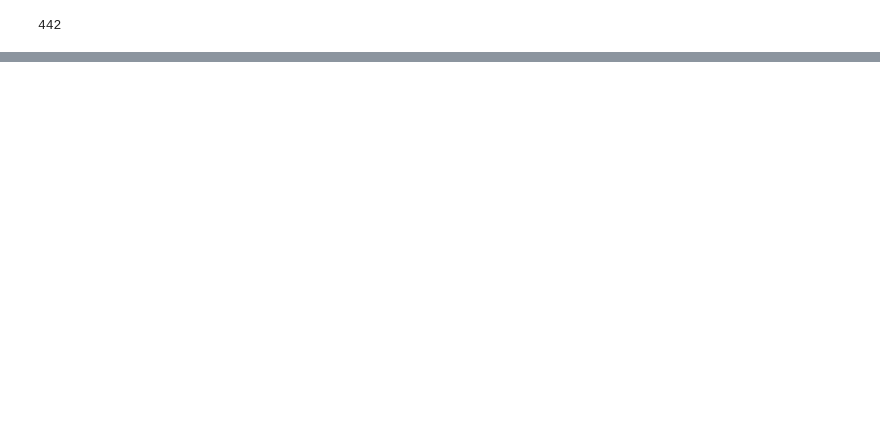
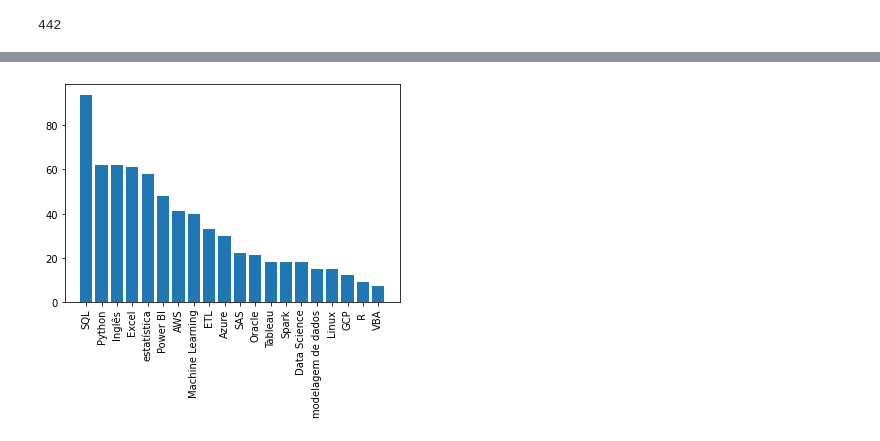
Before and after one commit to RodolfoHelf/WebScrapingLinkedin, a Jupyter notebook: DataScience_Requeriments.ipynb, the cells around one changed output, grey strips where cells are left out. Drawn from its saved outputs; the diff is of its cells as text; code cells hidden in the pictures; blank space fills up the shorter version.

```diff
--- a/DataScience_Requeriments.ipynb
+++ b/DataScience_Requeriments.ipynb
@@ -176,21 +149,24 @@ requiriments = {"Python": 0,
 # %%
+#start driver
 driver = webdriver.Chrome(ChromeDriverManager().install())
+#list of urls that got some error
 urls_error = []
+#loop for all urls jobs
 for url in urls:
 
-    time.sleep(2)
+    time.sleep(3)
     driver.get(url)
 
-
+    #if there is a job description search for the requiriment in text
     try:
         job_description = driver.find_element(By.XPATH,'//div[@class="show-more-less-html__markup show-more-less-html__markup--clamp-after-5"]')
         text = job_description.text
         for requiriment in requiriments.keys():
             if requiriment in text:
                 requiriments[requiriment] += 1
+    #urls that gave error
     except:
         urls_error.append(url)
-        print("Bugou")
 # %% [output]
 [WDM] - ====== WebDriver manager ======
 [WDM] - Current google-chrome version is 103.0.5060
@@ -237,18 +174,0 @@ requiriments
-# %%
-driver = webdriver.Chrome(ChromeDriverManager().install())
-urls_error = []
-for url in urls:
-
-    time.sleep(2)
-    driver.get(url)
-
-
-    try:
-        job_description = driver.find_element(By.XPATH,'//div[@class="show-more-less-html__markup show-more-less-html__markup--clamp-after-5"]')
-        text = job_description.text
-        for requiriment in requiriments.keys():
-            if requiriment in text:
-                requiriments[requiriment] += 1
-    except:
-        urls_error.append(url)
-        print("Bugou")
@@ -354,0 +184,3 @@ process.start()
+# %%
+requiriments=dict(sorted(requiriments.items(), key=lambda item: item[1],reverse=True))
+requiriments
@@ -354,0 +205,12 @@ process.start()
+# %%
+import matplotlib.pyplot as plt
+
+names = list(requiriments.keys())[:20]
+values = list(requiriments.values())[:20]
+
+plt.bar(range(len(names)),values,tick_label=names)
+plt.title("Top 20 requisitos das vagas de cietista de dados")
+plt.xticks(rotation = 90)
+plt.show()
+# %% [output]
+[figure, added]
```
Also changed, not shown: parts of 15 cells of this notebook, 6 other files.
